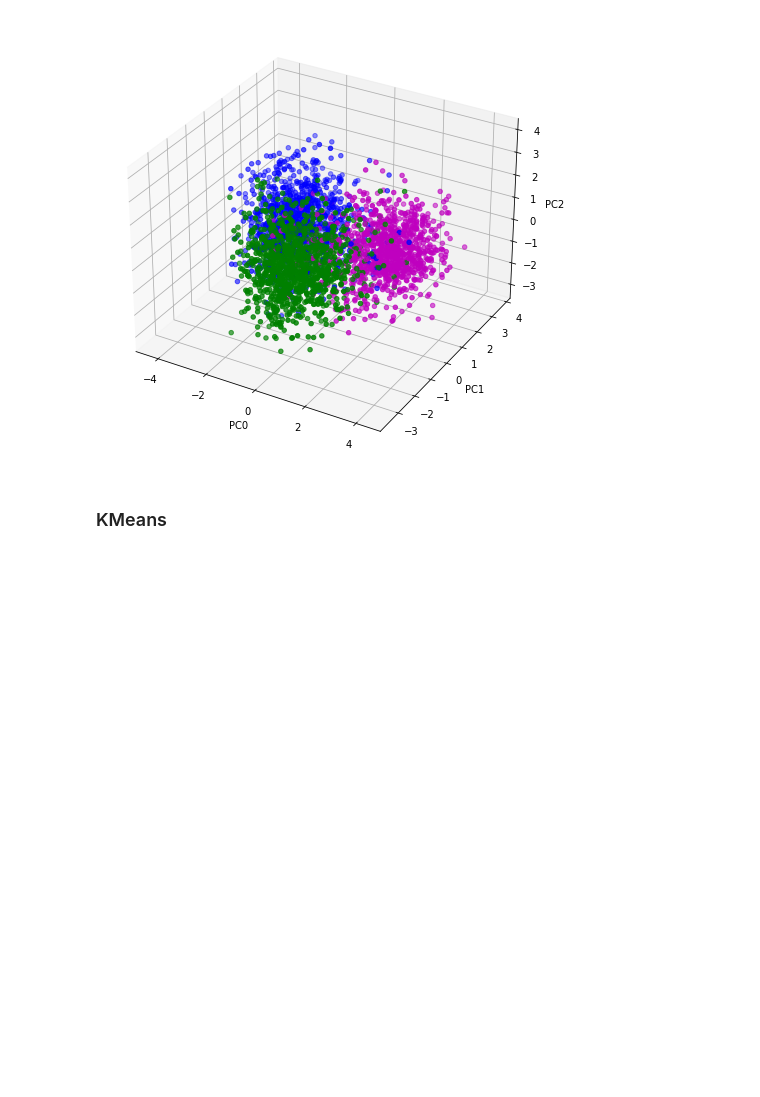
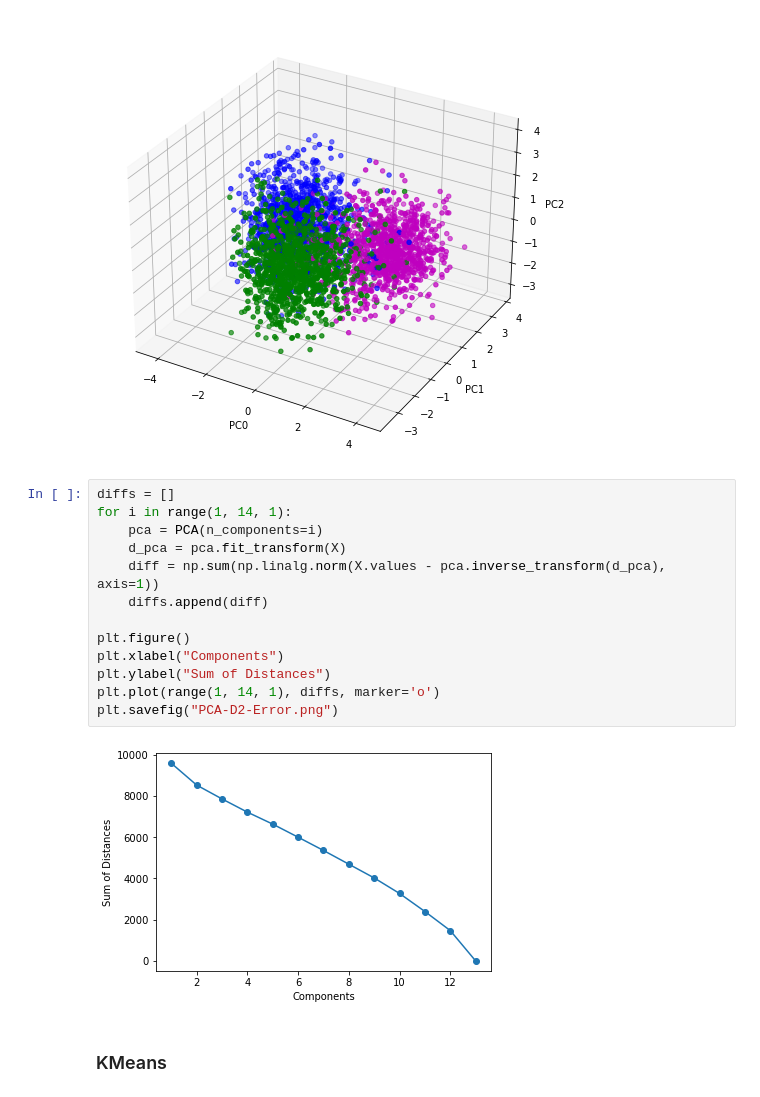
Before and after one commit to prasannspv/Machine-Learning-Notebooks, a Jupyter notebook: Assignment 3/PCA.ipynb, the cells around one changed output. Drawn from its saved outputs; the diff is of its cells as text; blank space fills up the shorter version.

```diff
--- a/Assignment 3/PCA.ipynb
+++ b/Assignment 3/PCA.ipynb
@@ -80,6 +80,21 @@ ax.set_zlabel("PC2")
 plt.show()
 # %% [output]
 [figure]
+# %%
+diffs = []
+for i in range(1, 14, 1):
+    pca = PCA(n_components=i)
+    d_pca = pca.fit_transform(X)
+    diff = np.sum(np.linalg.norm(X.values - pca.inverse_transform(d_pca), axis=1))
+    diffs.append(diff)
+
+plt.figure()
+plt.xlabel("Components")
+plt.ylabel("Sum of Distances")
+plt.plot(range(1, 14, 1), diffs, marker='o')
+plt.savefig("PCA-D2-Error.png")
+# %% [output]
+[figure, added]
 # %% [markdown]
 ### KMeans
 # %%
```
Also changed, not shown: parts of 9 cells of this notebook.
